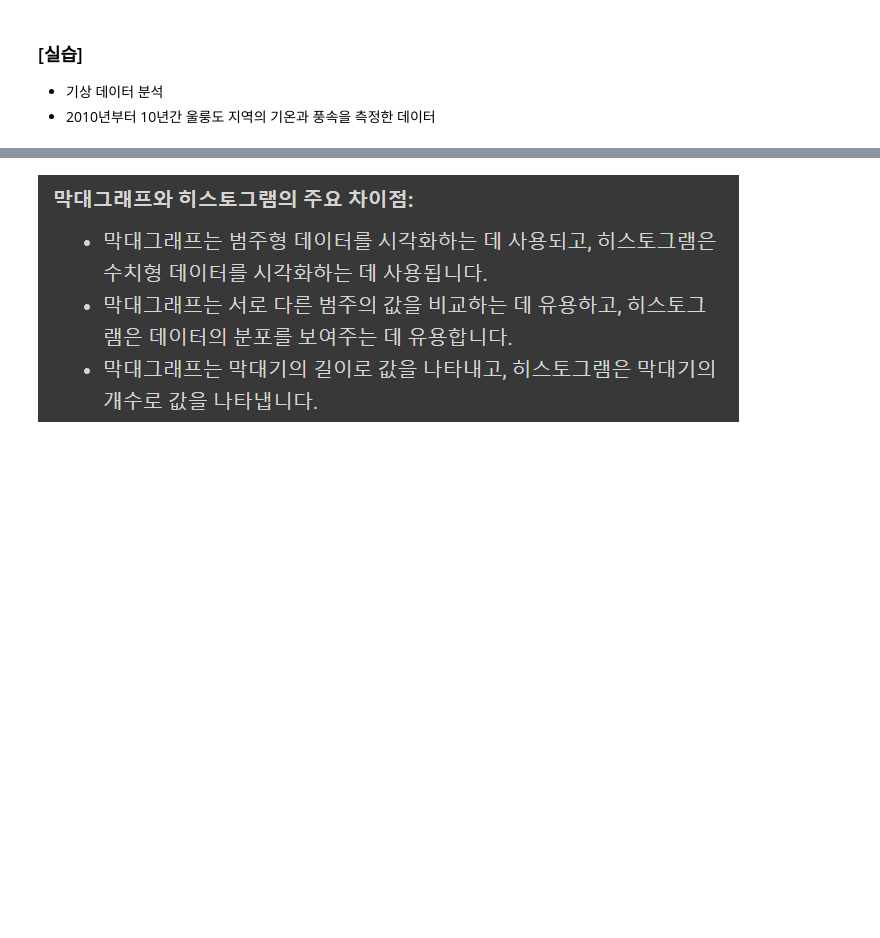
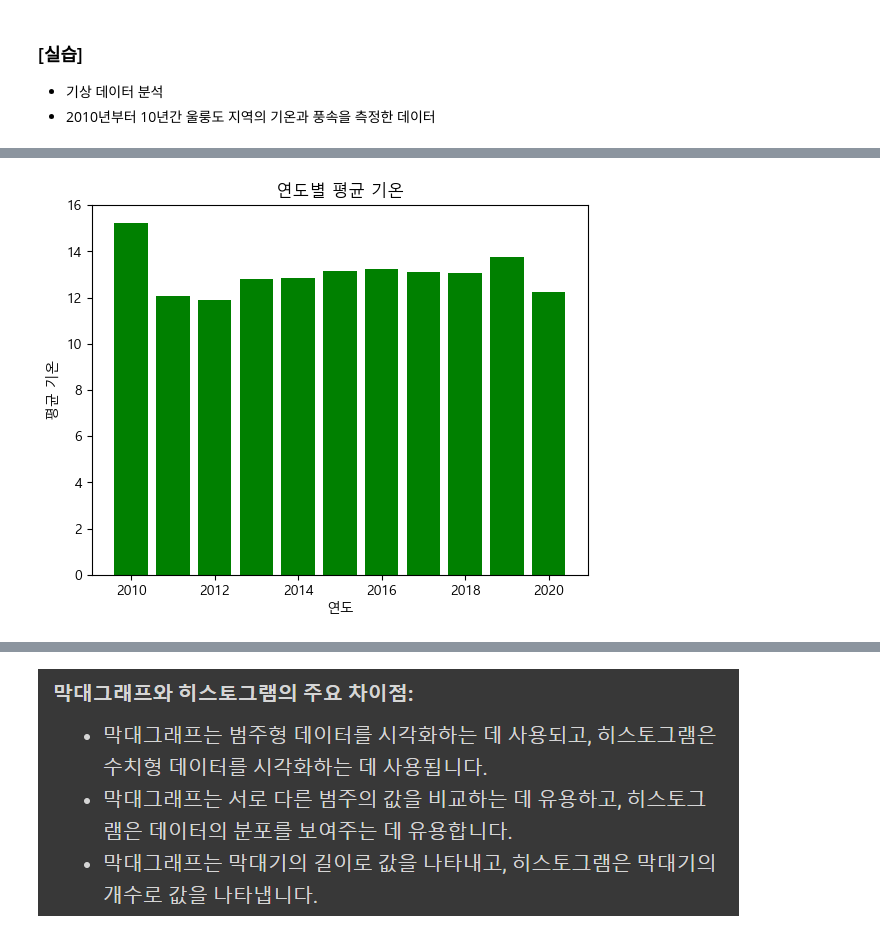
Before and after one commit to ytoaa/bigpython, a Jupyter notebook: time_series_class_5_7.ipynb, the cells around one changed output, grey strips where cells are left out. Cells and saved outputs as stored; diff of their text form; code cells hidden in the pictures; blank space fills up the shorter version.

```diff
--- a/time_series_class_5_7.ipynb
+++ b/time_series_class_5_7.ipynb
@@ -50,22 +113,24 @@ weather.reset_index(inplace=True)
 # %%
 # 3.2 weather['일시']에서 연도 값을 추출하여 저장해서 데이터프레임에 추가하기
 # year 속성을 사용하여 연별로 구분하여 평균 기온 값을 담기
 
 weather['year'] = pd.DatetimeIndex(weather['일시']).year
 
 yearly = [None for x in range(11)] # 연별로 구분된 10개의 None 값
 yearly_temp =[0 for x in range(11)] # 연별 평균 기온을 담을 리스트
 
 for i in range(11):
   yearly[i] = weather[weather['year'] == 2010+i]
   yearly_temp[i] = yearly[i]['평균 기온'].mean()
 
 years = np.arange(2010,2021)
-plt.bar(years, yearly_wind, color="green")
+plt.bar(years, yearly_temp, color="green")
 plt.xlabel('연도')
 plt.ylabel('평균 기온')
 plt.title("연도별 평균 기온")
 plt.show()
+# %% [output]
+[figure, added]
 # %%
 # 4. 어느 월에  평균 기온이 가장 높았는지 월별 평균 기온을 막대그래프로 그리기
 # month 속성을 사용하여 달별로 구분하여 평균 기온 값을 담기
```
Also changed, not shown: parts of 27 cells of this notebook, 1 other file.
